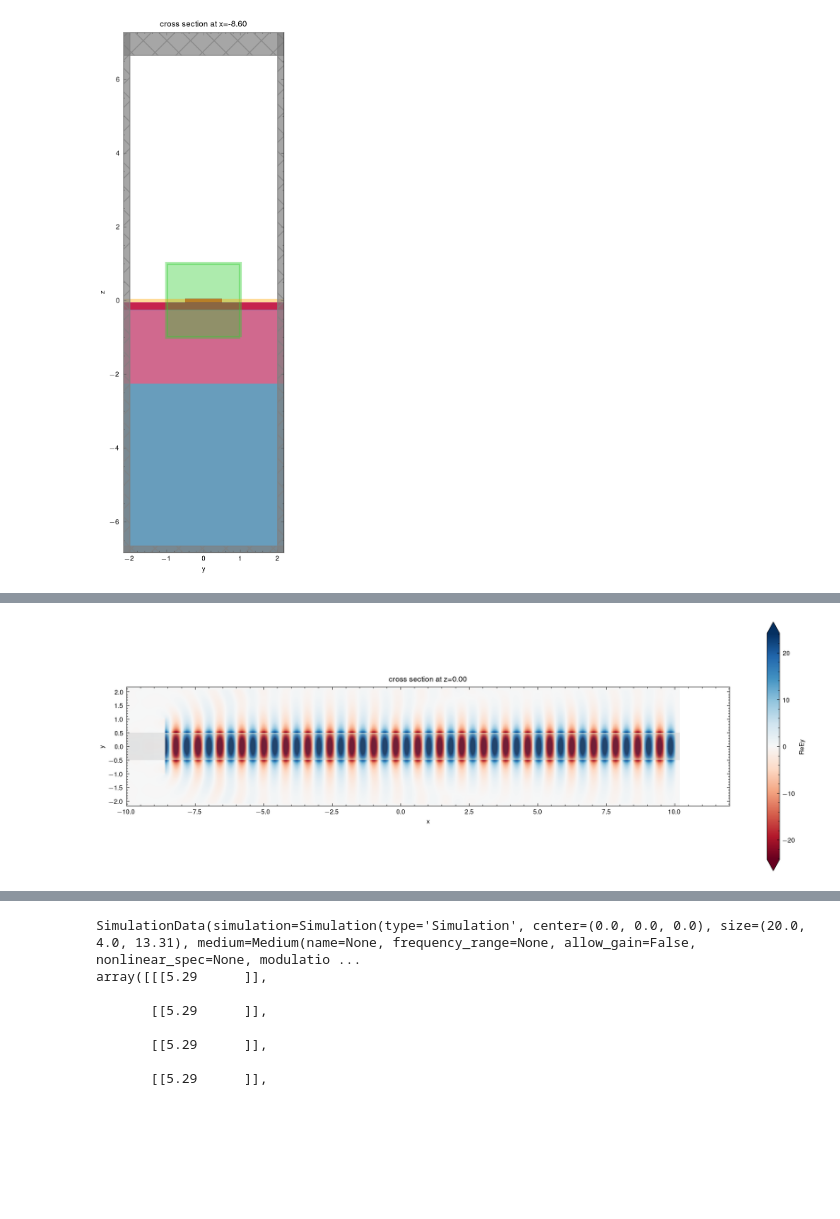
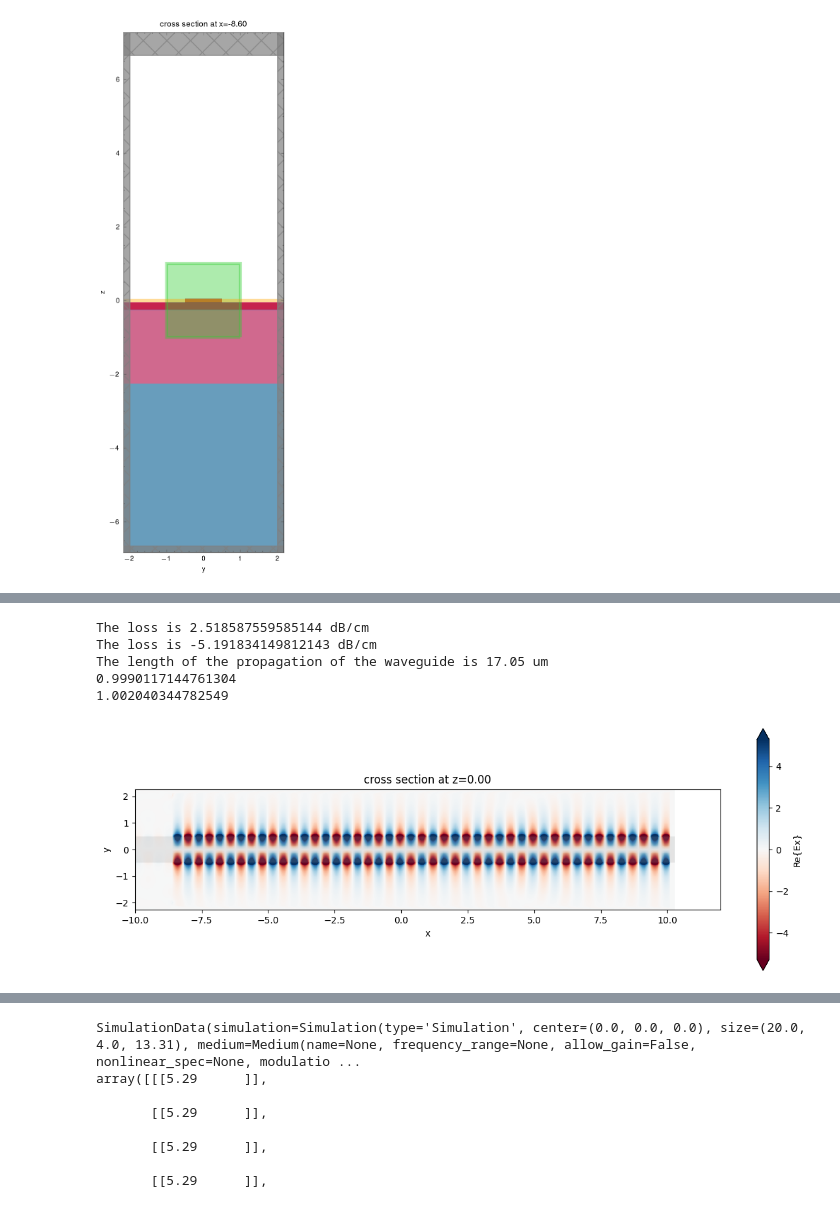
Before and after one commit to ihkim94/dft, a Jupyter notebook: Tidy3D/waveguides/BTO-waveguide.ipynb, the cells around one changed output, grey strips where cells are left out. Cells and saved outputs as stored; diff of their text form; code cells hidden in the pictures; blank space fills up the shorter version.

```diff
--- a/Tidy3D/waveguides/BTO-waveguide.ipynb
+++ b/Tidy3D/waveguides/BTO-waveguide.ipynb
@@ -2,12 +2,12 @@
 import numpy as np
 import matplotlib.pyplot as plt
 import matplotlib as mpl
-import scienceplots
 
 import tidy3d as td
 from tidy3d.plugins.mode import ModeSolver
 from tidy3d import web
 from tidy3d import SpatialDataArray
 
-plt.style.use(['science','nature'])
+# import scienceplots
+# plt.style.use(['science','nature'])
 # %%
@@ -72,14 +69,14 @@ r_mesh = np.sqrt(x_mesh**2)
 
 #! ######################################################################################
 ###### To change the dielectric permittivity profile, change the following line ######
-# y = np.ones((Nx, Ny, Nz)) * bto_eps[2] * (-0.089) * (np.tanh(1000*np.pi*((-x_mesh+0))/(0.5*sim_length)))
+y = np.ones((Nx, Ny, Nz)) * bto_eps[2] * (-0.089) * (np.tanh(1000*np.pi*((-x_mesh+0))/(0.5*sim_length)))
 # y = np.ones((Nx, Ny, Nz)) * bto_eps[2] * (-2) * (np.tanh(1000*np.pi*((-x_mesh+0))/(0.5*sim_length)))
-y = np.ones((Nx, Ny, Nz)) * bto_eps[0] * (0.082) * np.sign(np.sin(2*np.pi*((-x_mesh-1)/4)))
+# y = np.ones((Nx, Ny, Nz)) * bto_eps[0] * (0.082) * np.sign(np.sin(2*np.pi*((-x_mesh-1)/4)))
 y[y<0] = 0
 
 eps_data_x = (np.ones((Nx, Ny, Nz)) * bto_eps[2]) + y
 eps_data_x_not_varying = np.ones((Nx, Ny, Nz)) * bto_eps[0]
-eps_data_y = np.ones((Nx, Ny, Nz)) * bto_eps[1]
+eps_data_y = np.ones((Nx, Ny, Nz)) * bto_eps[1] -y
 eps_data_z = np.ones((Nx, Ny, Nz)) * bto_eps[2]
 ######################################################################################
 #! ######################################################################################
@@ -267,27 +278,25 @@ for i in range(num):
     mnt_list.append(mode_mnt)
 # %%
 # Define the simulations
-
 sim_spatially_varying = td.Simulation(
     size=sim_size,
     grid_spec=grid_spec,
     structures=[si_substrate, sio2_substrate, sto_substrate, bto_substrate_vary, waveguide_vary],
-    sources=[],
+    sources=[mode_source],
     monitors=mnt_list,
     run_time=run_time,
     boundary_spec=td.BoundarySpec.all_sides(boundary=td.PML())) #! Using PML boundary condition. Can be vary.
-
 
 sim_unperturbed = td.Simulation(
     size=sim_size,
     grid_spec=grid_spec,
     structures=[si_substrate, sio2_substrate, sto_substrate, bto_substrate, waveguide],
-    sources=[],
+    sources=[mode_source],
     monitors=mnt_list,
     run_time=run_time,
     boundary_spec=td.BoundarySpec.all_sides(boundary=td.PML())) #! Using PML boundary condition. Can be vary.
 
-fig, (ax1, ax2, ax3) = plt.subplots(3, 1, tight_layout=True, dpi=100, figsize=(14, 20))
+fig, (ax1, ax2, ax3) = plt.subplots(3, 1, tight_layout=True, dpi=80, figsize=(14, 20))
 sim_spatially_varying.plot(z=0, ax=ax1)
 sim_spatially_varying.plot(y=0, ax=ax2)
 sim_spatially_varying.plot(x=0, ax=ax3)
@@ -382,6 +394,8 @@ plt.show()
 # %% [output]
 [figure]
 # %%
-sim_data = web.run(sim_spatially_varying, task_name='bto_waveguide_spacial_varying_perturbed_source', path=f'data/data_mode.hdf5')
-sim_unperturbed_data = web.run(sim_unperturbed, task_name='bto_waveguide_unperturbed_source_test', path=f'data/data_mode.hdf5')
+# Run the simulations
+
+sim_data = web.run(sim_spatially_varying, task_name='bto_waveguide_spacial_varying_perturbed_source', path=f'data/90_DW/data_mode.hdf5')
+sim_unperturbed_data = web.run(sim_unperturbed, task_name='bto_waveguide_unperturbed_source_test', path=f'data/No_DW/data_mode.hdf5')
 # %% [output]
@@ -411,8 +498,30 @@ UserWarning: install "ipywidgets" for Jupyter support
+# %%
+########################################################################################
+#! Calculating the loss in waveguide. Only at the 1.55 um wavelength.
+########################################################################################
+
+flux_list = np.zeros_like(pos_list)
+flux_unperturbed_list = np.zeros_like(pos_list)
+for i in range(num):
+    flux_list[i] = sim_data['flux'+str(i)].flux
+    flux_unperturbed_list[i] = sim_unperturbed_data['flux'+str(i)].flux
+
+print("The loss is", -10*np.log10(flux_list[0]/flux_list[-1])/((pos_list - src_pos)[-1] - (pos_list - src_pos)[0])*(10**(4)), "dB/cm")
+print("The loss is", -10*np.log10(flux_unperturbed_list[0]/flux_unperturbed_list[-1])/((pos_list - src_pos)[-1] - (pos_list - src_pos)[0])*(10**(4)), "dB/cm")
+print("The length of the propagation of the waveguide is", (pos_list - src_pos)[-1] - (pos_list - src_pos)[0], "um")
+print(flux_list[0]/flux_list[-1])
+print(flux_unperturbed_list[0]/flux_unperturbed_list[-1])
+# %% [output]
+The loss is 2.518587559585144 dB/cm
+The loss is -5.191834149812143 dB/cm
+The length of the propagation of the waveguide is 17.05 um
+0.9990117144761304
+1.002040344782549
 # %%
-fig, ax = plt.subplots(1,figsize=(12, 4), dpi=200, tight_layout=True)
-sim_data.plot_field('field', 'Ey', z=0, f=freq0, val='real', ax=ax)
+fig, ax = plt.subplots(1,figsize=(12, 4), dpi=100, tight_layout=True)
+sim_data.plot_field('field', 'Ex', z=0, f=freq0, val='real', ax=ax)
 ax.set_xlim([-10,12])
 plt.show()
 # %% [output]
-[figure, old version]
+[figure, new version]
 # %%
```
Also changed, not shown: parts of 16 cells of this notebook, 7 other files.
